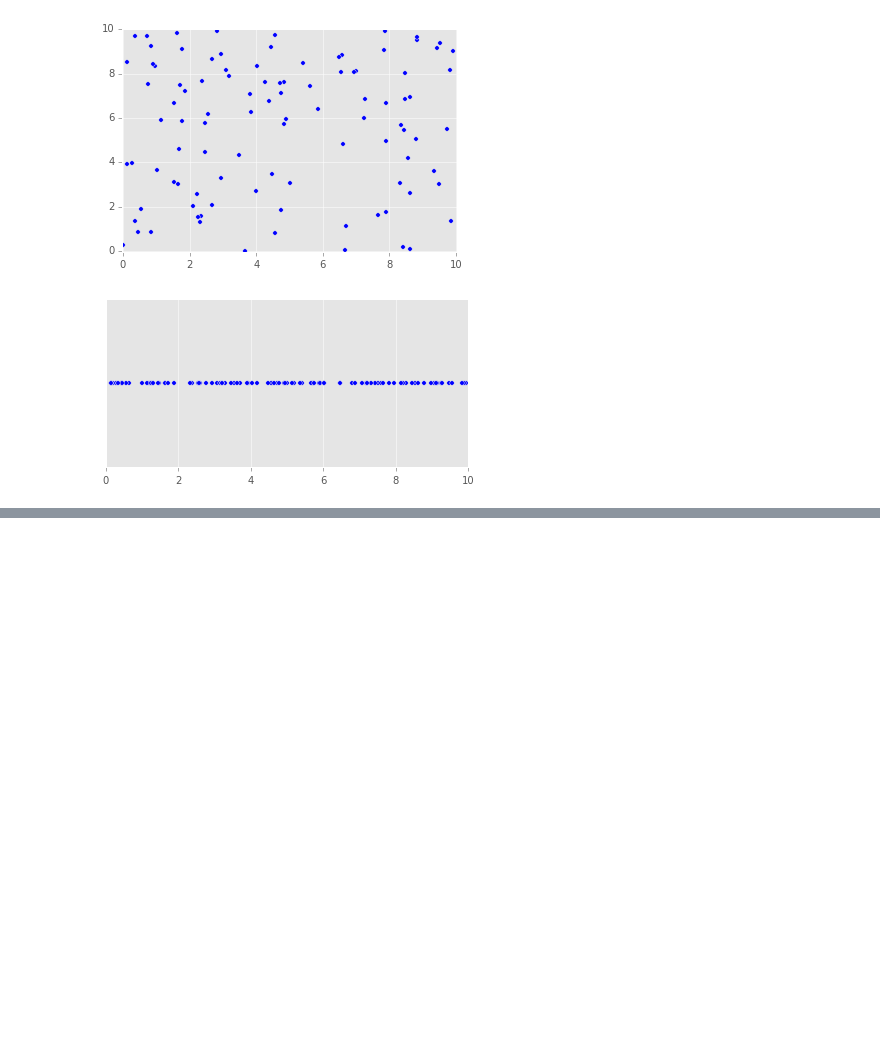
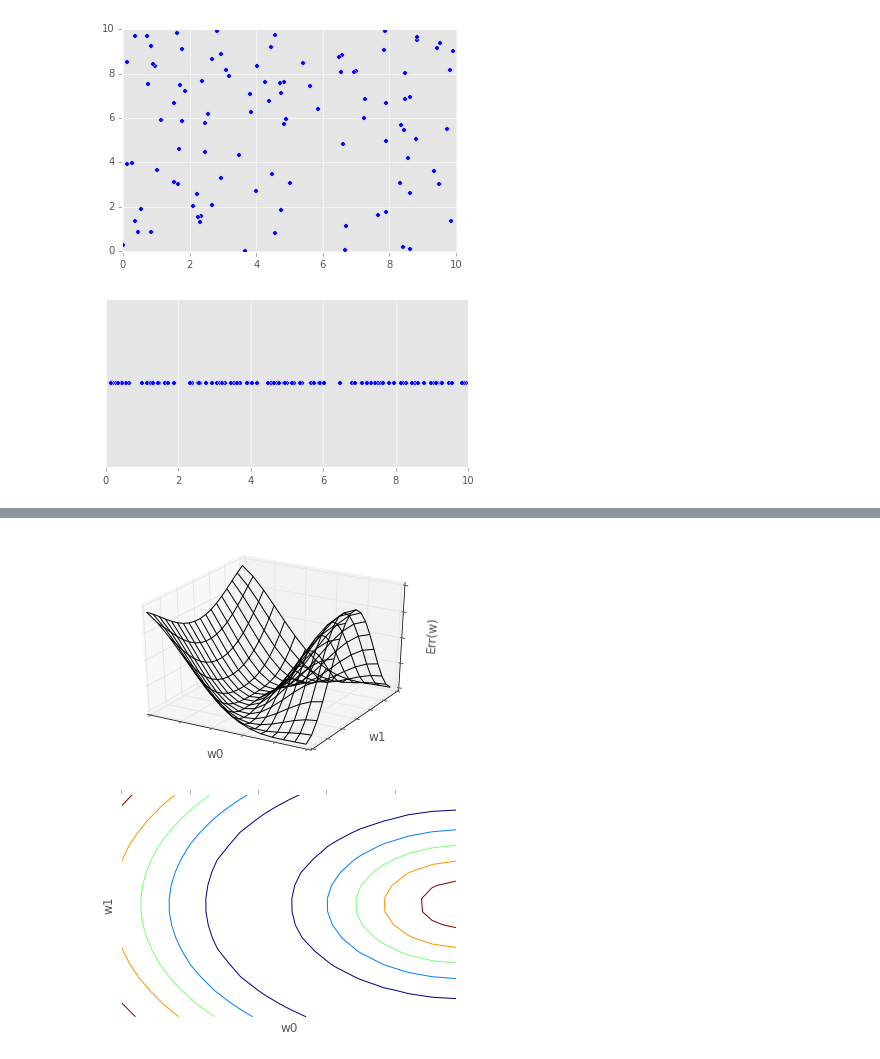
Before and after one commit to rubenvereecken/thesis, a Jupyter notebook: notebooks/Theory.ipynb, the cells around one changed output, grey strips where cells are left out. Saved outputs shown, nothing was run; the diff lists cells and outputs as text; code cells hidden in the pictures; blank space fills up the shorter version.

```diff
--- a/notebooks/Theory.ipynb
+++ b/notebooks/Theory.ipynb
@@ -130,0 +162,42 @@ plt.savefig(image_dir + '/curse_1d.pdf')
+# %%
+fig = plt.figure()
+ax = fig.gca(projection='3d')
+X = np.arange(-5, 0, 0.35)
+Y = np.arange(-3, 3, 0.35)
+X, Y = np.meshgrid(X, Y)
+R = np.sqrt(X**2 + Y**2)
+Z = np.cos(R)
+#surf = ax.plot_surface(X, Y, Z, rstride=1, cstride=1, cmap=cm.coolwarm,
+#                       linewidth=0, antialiased=False)
+surf = ax.plot_wireframe(X, Y, Z, rstride=1, cstride=1, color='black')
+ax.set_zlim(-1.01, 1.01)
+ax.set_axis_bgcolor('white')
+#ax.set_xlim(-4, 0)
+#ax.set_ylim(-4, 0)
+ax.set_zlabel('Err(w)')
+ax.set_xlabel('w0')
+ax.set_ylabel('w1')
+ax.tick_params(axis='both', which='both', bottom='off',
+               labelbottom='off', right='off', left='off', labelleft='off')
+
+#ax.zaxis.set_major_locator(LinearLocator(10))
+#ax.zaxis.set_major_formatter(FormatStrFormatter('%.02f'))
+
+plt.savefig(image_dir + '/error_surface2.pdf')
+
+fig = plt.figure()
+ax = fig.add_subplot(111)
+cs = ax.contour(X, Y, Z, 6)
+ax.set_axis_bgcolor('white')
+ax.set_xlabel('w0')
+ax.set_ylabel('w1')
+ax.tick_params(axis='both', which='both', bottom='off',
+               labelbottom='off', right='off', left='off', labelleft='off')
+
+#ax.zaxis.set_major_locator(LinearLocator(10))
+#ax.zaxis.set_major_formatter(FormatStrFormatter('%.02f'))
+
+plt.savefig(image_dir + '/error_contour2.pdf')
+# %% [output]
+[figure, added]
+[figure, added]
```
Also changed, not shown: parts of 4 cells of this notebook, 11 other files.
